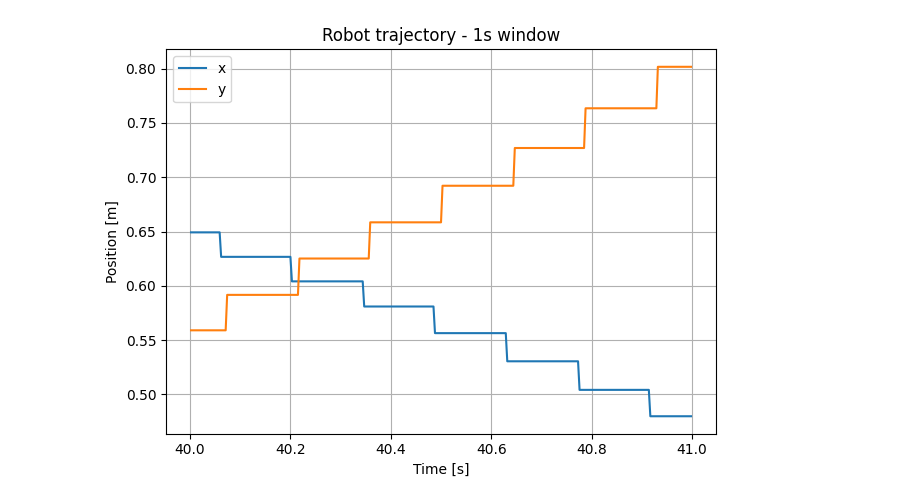
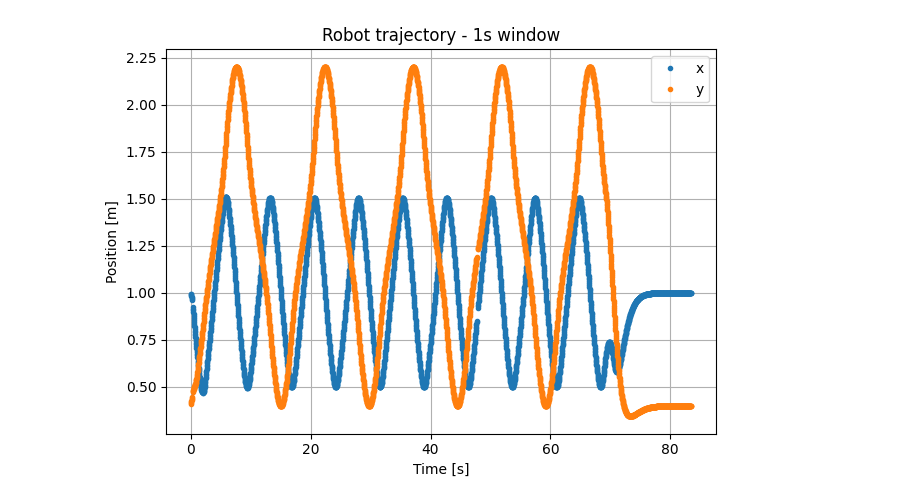
Before and after one commit to EthanD11/botlightyear, a Jupyter notebook: data/mobility-data.ipynb, the cells around one changed output. Saved outputs shown, nothing was run; the diff lists cells and outputs as text; code cells hidden in the pictures.

```diff
--- a/data/mobility-data.ipynb
+++ b/data/mobility-data.ipynb
@@ -5,6 +5,6 @@ import numpy as np
 from scipy.interpolate import CubicSpline
 from matplotlib.patches import Rectangle, Circle
 # %%
-df = pd.read_csv("mobility-data-4.csv")
-df["time"] = df["time"]/1e6
+df = pd.read_csv("new-test-pf/mobility-data-2.csv")
+# df["time"] = df["time"]/1e6
 # %%
@@ -24,18 +23,20 @@ q = np.linspace(0, nc-1, 5000)
 xref = CubicSpline(qc, xc)(q)
 yref = CubicSpline(qc, yc)(q)
 # %%
-mask = np.logical_and(df["time"] >= 40, df["time"] <= 41)
+mask = np.logical_or(np.logical_and(df["time"] >= 10, df["time"] <= 10.1), True)
 plt.title("Robot trajectory - 1s window")
-plt.plot(df["time"][mask], df["x"][mask], label="x")
-plt.plot(df["time"][mask], df["y"][mask], label="y")
+# plt.plot(df["time"][mask], df["x"][mask], label="x")
+# plt.plot(df["time"][mask], df["y"][mask], label="y")
+plt.plot(df["time"][mask], df["x"][mask], ".", label="x")
+plt.plot(df["time"][mask], df["y"][mask], ".", label="y")
 plt.xlabel("Time [s]")
 plt.grid()
 plt.legend()
 plt.ylabel("Position [m]")
 plt.tight_layout()
 plt.savefig("trajectory-low-reset.pdf")
 plt.savefig("trajectory-low-reset.png")
 plt.show()
 # %% [output]
-[figure, old version]
+[figure, new version]
 # %%
```
Also changed, not shown: parts of 2 cells of this notebook, 19 other files.
